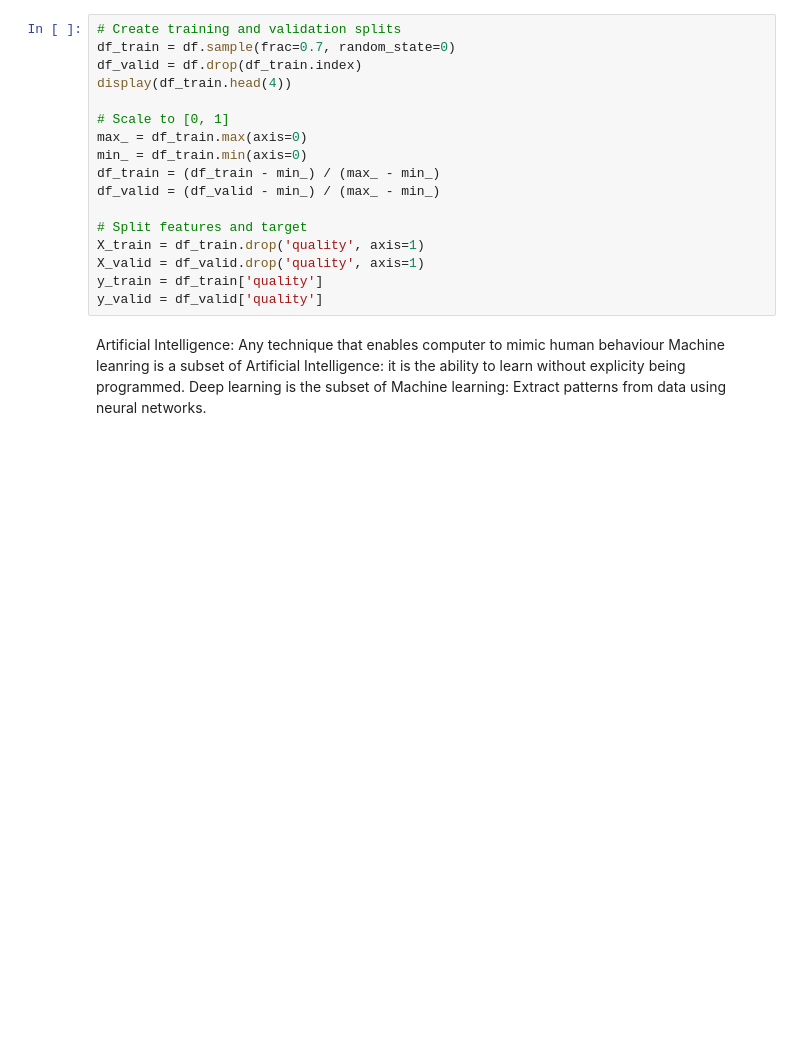
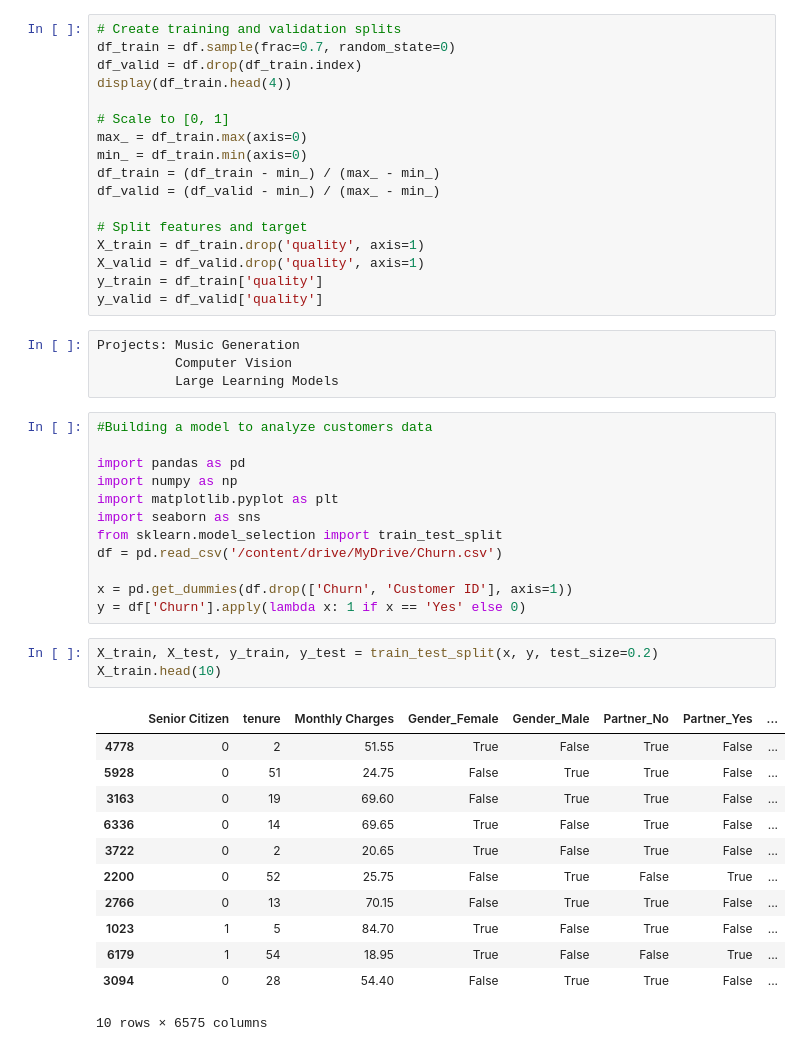
Before and after one commit to BiochemIbitz/BiochemIbitz, a Jupyter notebook: DEEP_LEARNING.ipynb, the cells around one changed output. Cells and saved outputs as stored; diff of their text form; blank space fills up the shorter version.

```diff
--- a/DEEP_LEARNING.ipynb
+++ b/DEEP_LEARNING.ipynb
@@ -194,7 +194,35 @@ X_train = df_train.drop('quality', axis=1)
 X_valid = df_valid.drop('quality', axis=1)
 y_train = df_train['quality']
 y_valid = df_valid['quality']
-# %% [markdown]
-Artificial Intelligence: Any technique that enables computer to mimic human behaviour
-Machine leanring is a subset of Artificial Intelligence: it is the ability to learn without explicity being programmed.
-Deep learning is the subset of Machine learning: Extract patterns from data using neural networks.
+# %%
+Projects: Music Generation
+          Computer Vision
+          Large Learning Models
+# %%
+#Building a model to analyze customers data
+
+import pandas as pd
+import numpy as np
+import matplotlib.pyplot as plt
+import seaborn as sns
+from sklearn.model_selection import train_test_split
+df = pd.read_csv('/content/drive/MyDrive/Churn.csv')
+
+x = pd.get_dummies(df.drop(['Churn', 'Customer ID'], axis=1))
+y = df['Churn'].apply(lambda x: 1 if x == 'Yes' else 0)
+# %%
+X_train, X_test, y_train, y_test = train_test_split(x, y, test_size=0.2)
+X_train.head(10)
+# %% [output]
+|  | Senior Citizen | tenure | Monthly Charges | Gender_Female | Gender_Male | Partner_No | Partner_Yes | ... |
+| 4778 | 0 | 2 | 51.55 | True | False | True | False | ... |
+| 5928 | 0 | 51 | 24.75 | False | True | True | False | ... |
+| 3163 | 0 | 19 | 69.60 | False | True | True | False | ... |
+| 6336 | 0 | 14 | 69.65 | True | False | True | False | ... |
+| 3722 | 0 | 2 | 20.65 | True | False | True | False | ... |
+| 2200 | 0 | 52 | 25.75 | False | True | False | True | ... |
+| 2766 | 0 | 13 | 70.15 | False | True | True | False | ... |
+| 1023 | 1 | 5 | 84.70 | True | False | True | False | ... |
+| 6179 | 1 | 54 | 18.95 | True | False | False | True | ... |
+| 3094 | 0 | 28 | 54.40 | False | True | True | False | ... |
+10 rows × 6575 columns
```
Also changed, not shown: parts of 2 cells of this notebook.
